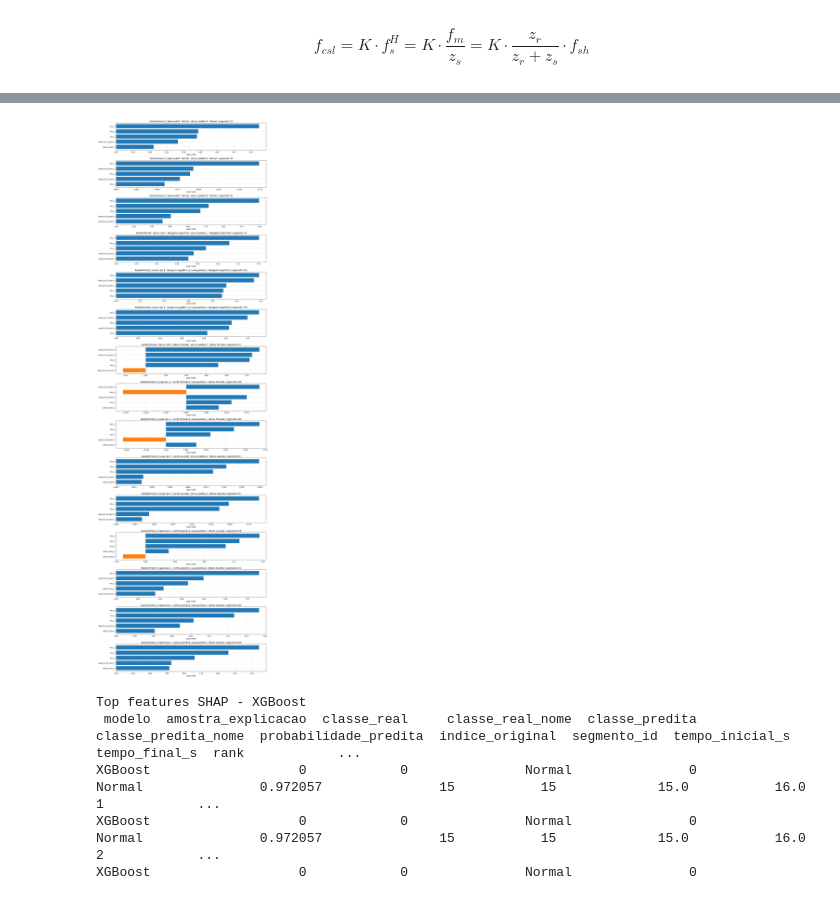
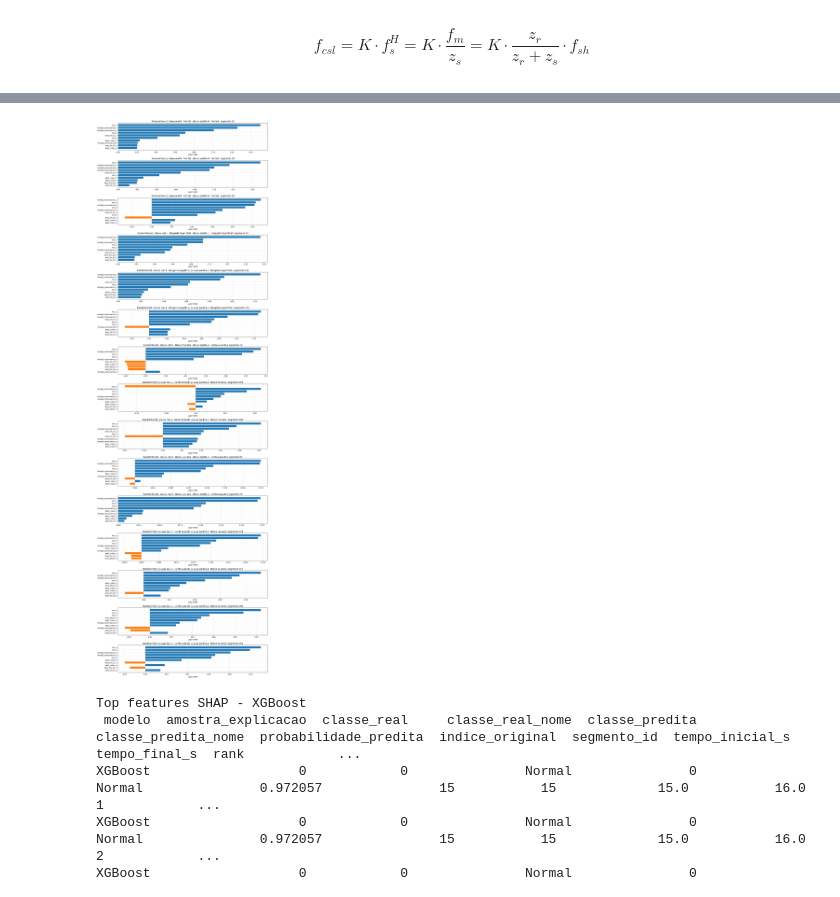
Before and after one commit to MateusZanco/predictive_maintenance_fft_ml_xai_llm, a Jupyter notebook: predictive_maintenance_fft_ml_xai_llm.ipynb, the cells around one changed output, grey strips where cells are left out. Saved outputs shown, nothing was run; the diff lists cells and outputs as text; code cells hidden in the pictures.

```diff
--- a/predictive_maintenance_fft_ml_xai_llm.ipynb
+++ b/predictive_maintenance_fft_ml_xai_llm.ipynb
@@ -913,7 +977,7 @@ def tabela_shap_local(modelo, X_ref, info_ref, nome_modelo, top_k=5):
 
     return pd.DataFrame(linhas)
 # %%
-tabela_shap_rf = tabela_shap_local(random_forest, X_explicacao, amostras_explicacao_info, "RandomForest", top_k=5)
+tabela_shap_rf = tabela_shap_local(random_forest, X_explicacao, amostras_explicacao_info, "RandomForest", top_k=10)
 print("Top features SHAP - RandomForest")
 print(tabela_shap_rf.to_string(index=False))
 
@@ -959,5 +1023,5 @@ RandomForest                  14            4        Dente Ausente
 Grafico salvo em: images\shap_local_randomforest.png
-[figure, old version]
+[figure, new version]
 # %%
 tabela_shap_xgb = tabela_shap_local(xgboost_model, X_explicacao, amostras_explicacao_info, "XGBoost", top_k=5)
 print("Top features SHAP - XGBoost")
```
Also changed, not shown: parts of 6 cells of this notebook.
